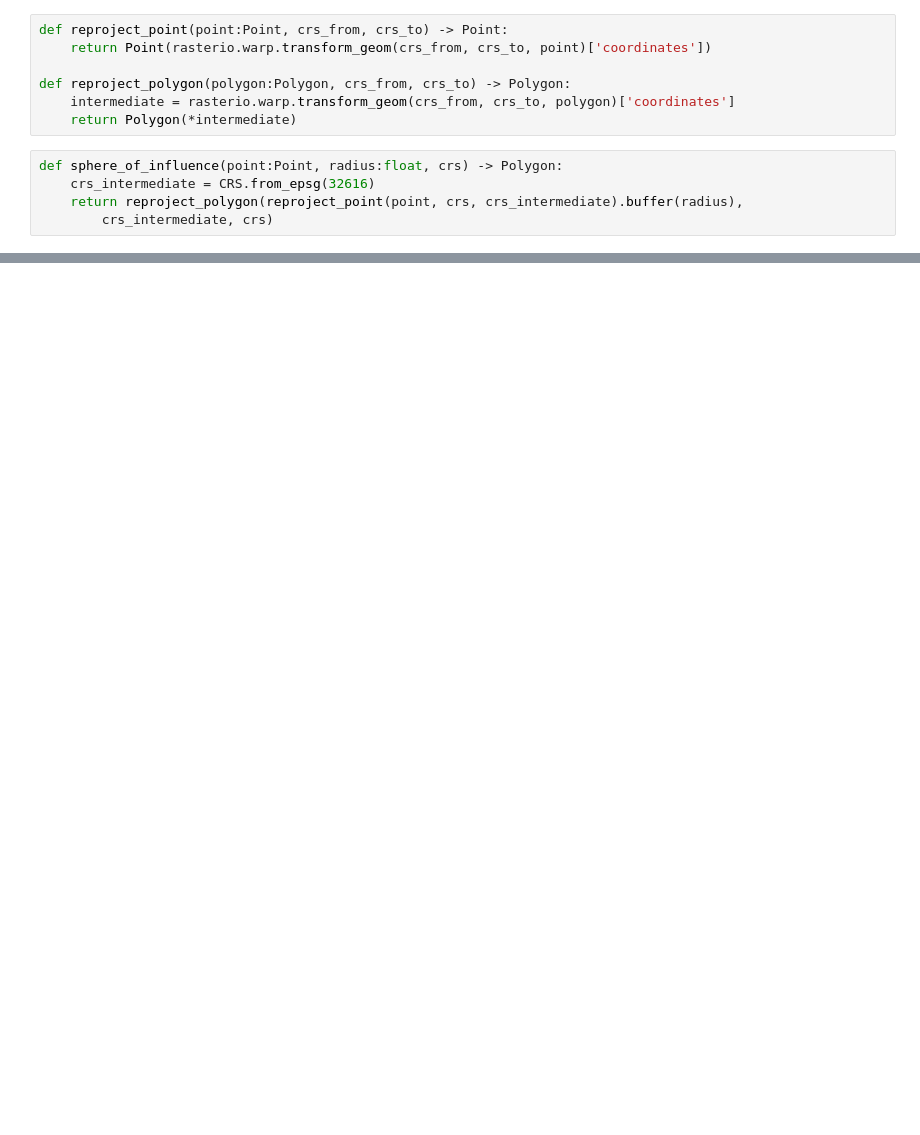
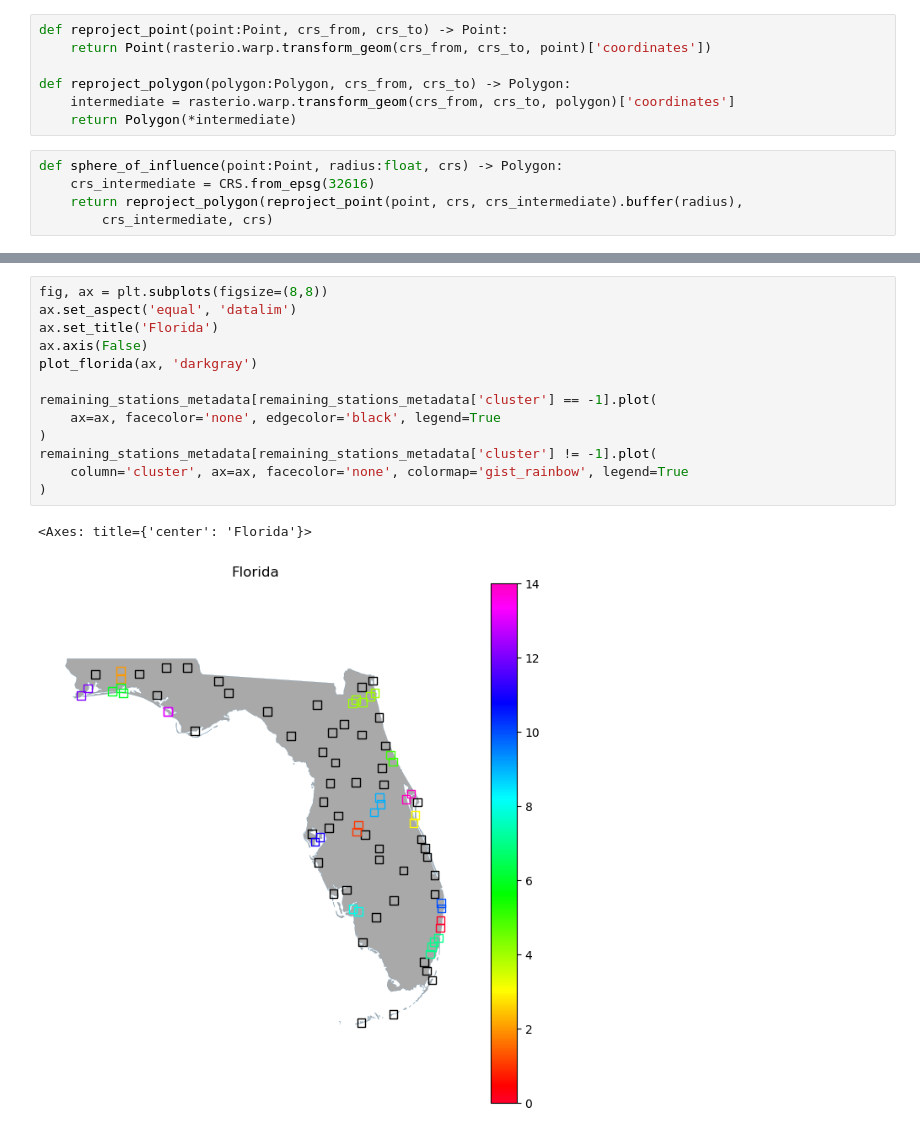
Before and after one commit to ErikWessel/MSCC-Notebooks, a Jupyter notebook: ml_data_preprocessing.ipynb, the cells around one changed output, grey strips where cells are left out. Cells and saved outputs as stored; diff of their text form; blank space fills up the shorter version.

```diff
--- a/ml_data_preprocessing.ipynb
+++ b/ml_data_preprocessing.ipynb
@@ -561,0 +299,16 @@ array([[[1.000e+00,       nan],
+# %%
+fig, ax = plt.subplots(figsize=(8,8))
+ax.set_aspect('equal', 'datalim')
+ax.set_title('Florida')
+ax.axis(False)
+plot_florida(ax, 'darkgray')
+
+remaining_stations_metadata[remaining_stations_metadata['cluster'] == -1].plot(
+    ax=ax, facecolor='none', edgecolor='black', legend=True
+)
+remaining_stations_metadata[remaining_stations_metadata['cluster'] != -1].plot(
+    column='cluster', ax=ax, facecolor='none', colormap='gist_rainbow', legend=True
+)
+# %% [output]
+<Axes: title={'center': 'Florida'}>
+[figure, added]
```
Also changed, not shown: parts of 137 cells of this notebook, 4 other files.
